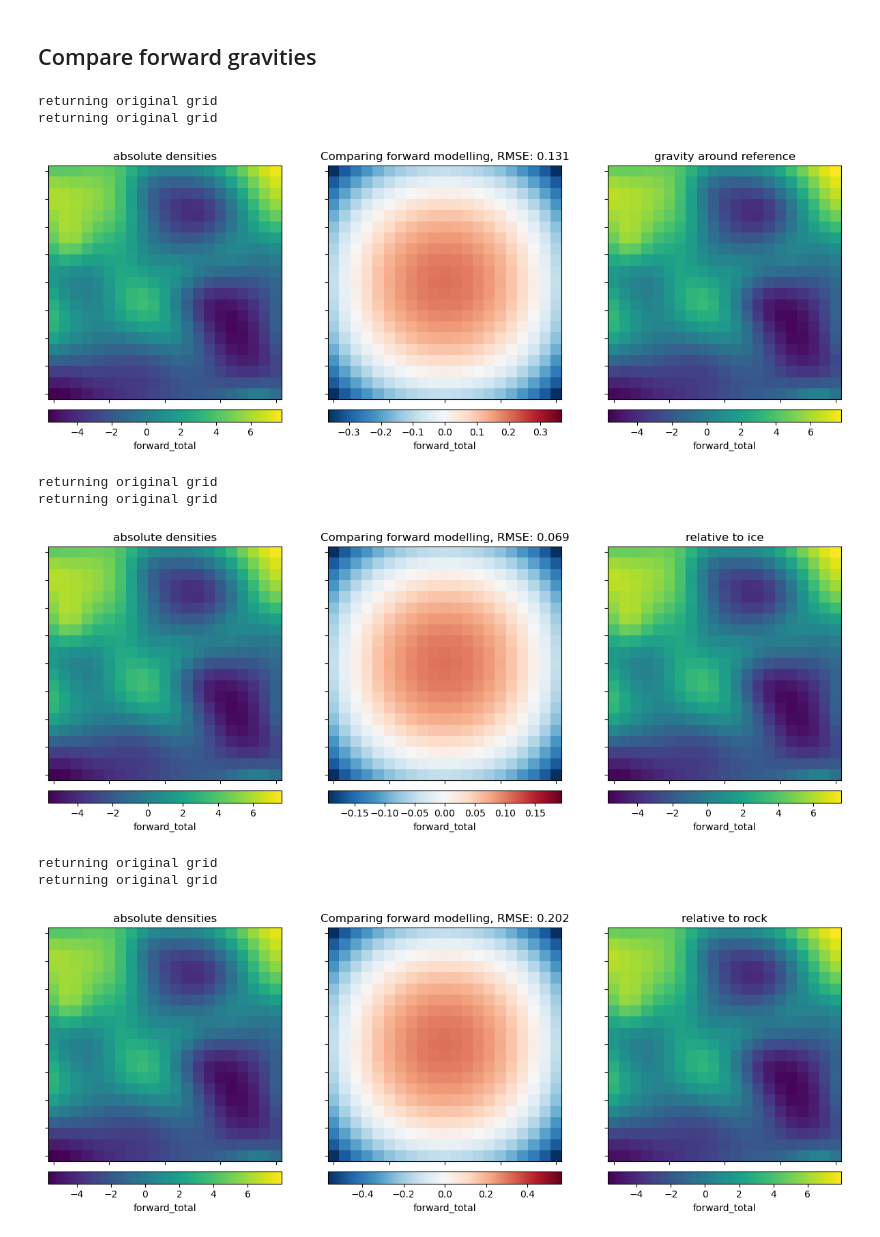
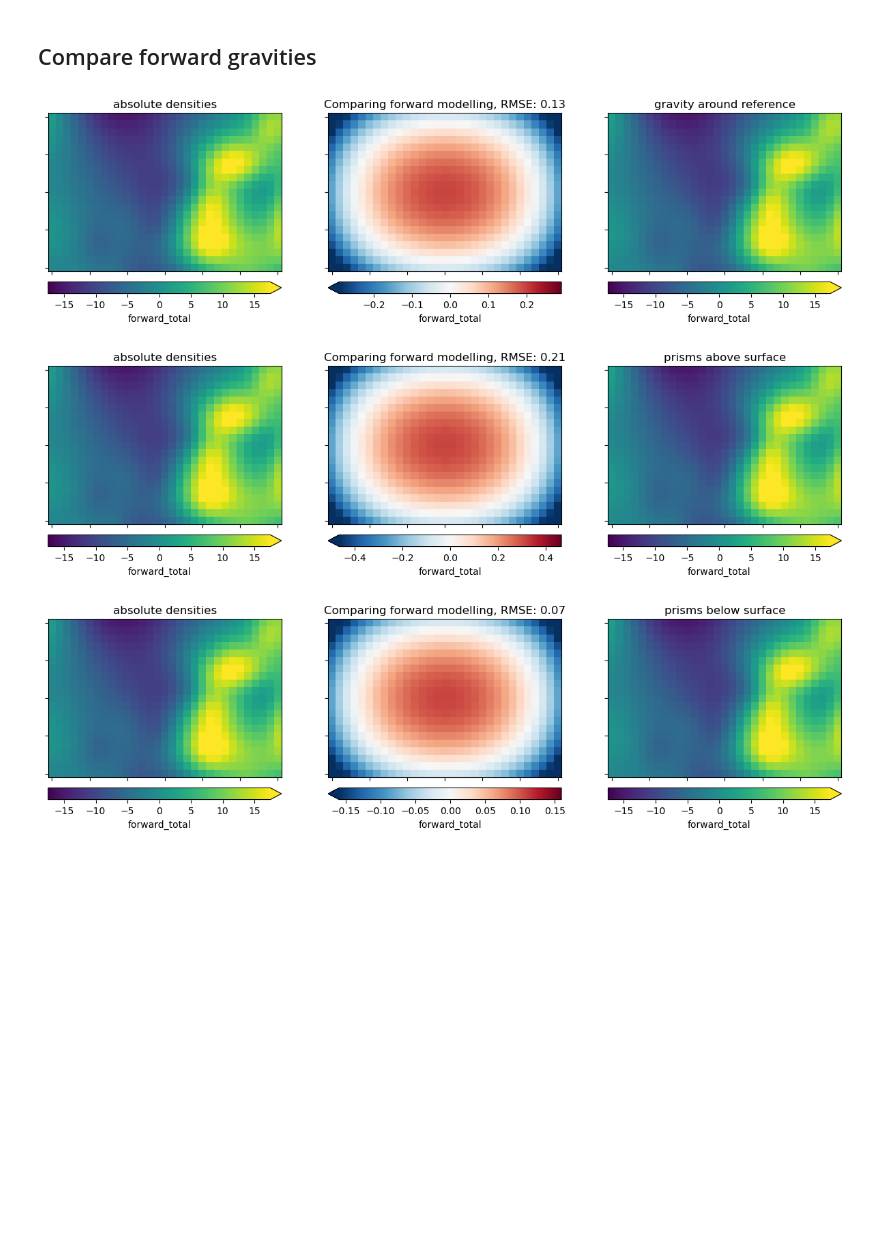
Before and after one commit to mdtanker/RIS_gravity_inversion, a Jupyter notebook: notebooks/density_contrast_1surface.ipynb, the cells around one changed output. Saved outputs shown, nothing was run; the diff lists cells and outputs as text; code cells hidden in the pictures; blank space fills up the shorter version.

```diff
--- a/notebooks/density_contrast_1surface.ipynb
+++ b/notebooks/density_contrast_1surface.ipynb
@@ -77,12 +93,13 @@ coords = vd.grid_coordinates(
 observations = vd.make_xarray_grid(
     (coords[0], coords[1]),
     data=coords[2],
-    data_names="z",
-    dims=("y", "x"),
-).z
+    data_names="upward",
+    dims=("northing", "easting"),
+).upward
 
 # observations = fetch.resample_grid(observations, region=inversion_region, registration=registration)
 print(utils.get_grid_info(observations))
 
 observation_points = vd.grid_to_table(observations)
+observation_points
 # %% [output]
@@ -127,7 +150,7 @@ forward_absolute, df = inv_utils.forward_grav_of_prismlayer(
     observation_points,
     plot=True,
     names=["Ice prisms", "Bed prisms"],
-    remove_mean=True,
+    # remove_mean=True,
     progressbar=True,
 )
 # %% [output]
@@ -136,0 +160,27 @@ forward_absolute, df = inv_utils.forward_grav_of_prismlayer(
+# %%
+prisms_above_surface = inv_utils.grids_to_prisms(
+    bed,
+    bed.values.max(),
+    density=917 - 2670,
+    input_coord_names=["x", "y"],
+)
+
+# plotting.show_prism_layers(
+#     [prisms_relative_to_rock],
+#     cmap="viridis",
+#     # color_by="density",
+#     # color_by="thickness",
+#     color_by="constant",
+#     # log_scale=False,
+#     clip_box=False,
+#     zscale=20,
+# )
+# %%
+grav_prisms_above_surface, df = inv_utils.forward_grav_of_prismlayer(
+    [prisms_above_surface],
+    observation_points,
+    plot=True,
+    names=["Prisms above rock"],
+    # remove_mean=True,
+    progressbar=True,
+)
@@ -260,8 +260,8 @@ plot_type = "xarray"
 # plot_type = 'pygmt'
 # %%
 grids = utils.grd_compare(
-    forward_absolute.forward_total,
-    zref_grav.forward_total,
+    forward_absolute.forward_total - np.mean(forward_absolute.forward_total),
+    zref_grav.forward_total - np.mean(zref_grav.forward_total),
     plot=True,
     grid1_name="absolute densities",
     grid2_name="gravity around reference",
@@ -269,40 +269,39 @@ grids = utils.grd_compare(
     # diff_maxabs=50,
     hist=True,
     plot_type=plot_type,
+    robust=True,
 )
 # %% [output]
-returning original grid
-returning original grid
-[figure, old version]
+[figure, new version]
 # %%
 grids = utils.grd_compare(
-    forward_absolute.forward_total,
-    grav_relative_to_ice.forward_total,
+    forward_absolute.forward_total - np.mean(forward_absolute.forward_total),
+    grav_prisms_above_surface.forward_total
+    - np.mean(grav_prisms_above_surface.forward_total),
     plot=True,
     grid1_name="absolute densities",
-    grid2_name="relative to ice",
+    grid2_name="prisms above surface",
     title="Comparing forward modelling",
     # diff_maxabs=50,
     hist=True,
     plot_type=plot_type,
+    robust=True,
 )
 # %% [output]
-returning original grid
-returning original grid
-[figure, old version]
+[figure, new version]
 # %%
 grids = utils.grd_compare(
-    forward_absolute.forward_total,
-    grav_relative_to_rock.forward_total,
+    forward_absolute.forward_total - np.mean(forward_absolute.forward_total),
+    grav_prisms_below_surface.forward_total
+    - np.mean(grav_prisms_below_surface.forward_total),
     plot=True,
     grid1_name="absolute densities",
-    grid2_name="relative to rock",
+    grid2_name="prisms below surface",
     title="Comparing forward modelling",
     # diff_maxabs=50,
     hist=True,
     plot_type=plot_type,
+    robust=True,
 )
 # %% [output]
-returning original grid
-returning original grid
-[figure, old version]
+[figure, new version]
```
Also changed, not shown: parts of 22 cells of this notebook, 19 other files.
